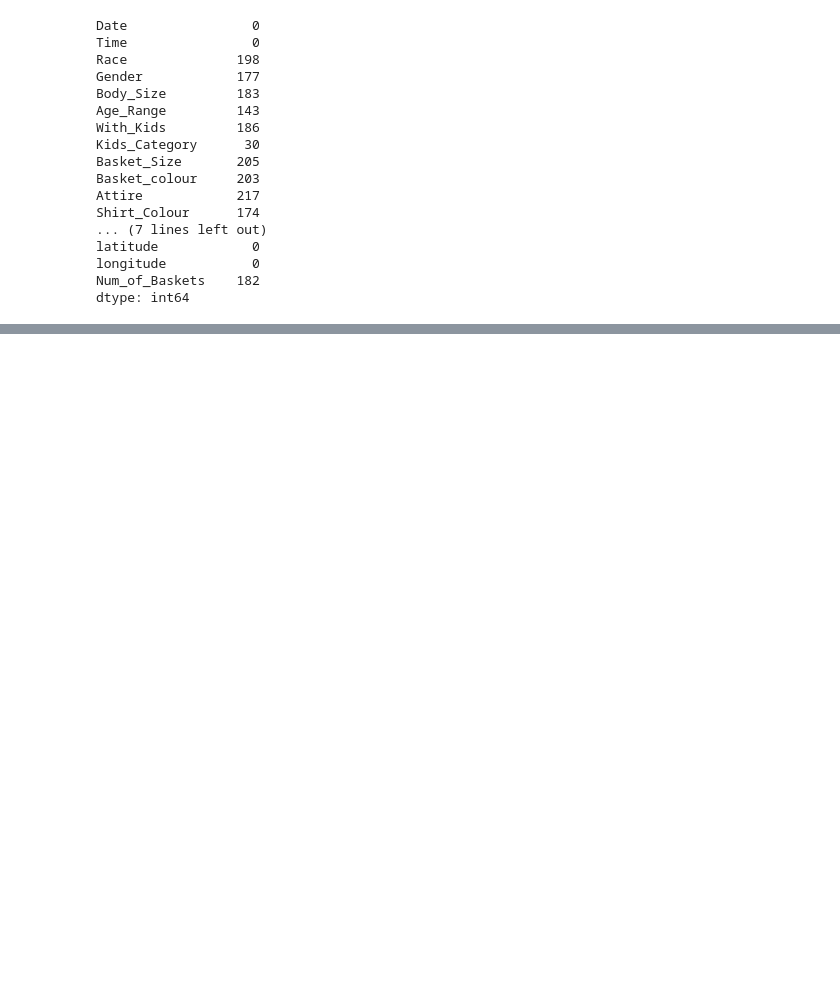
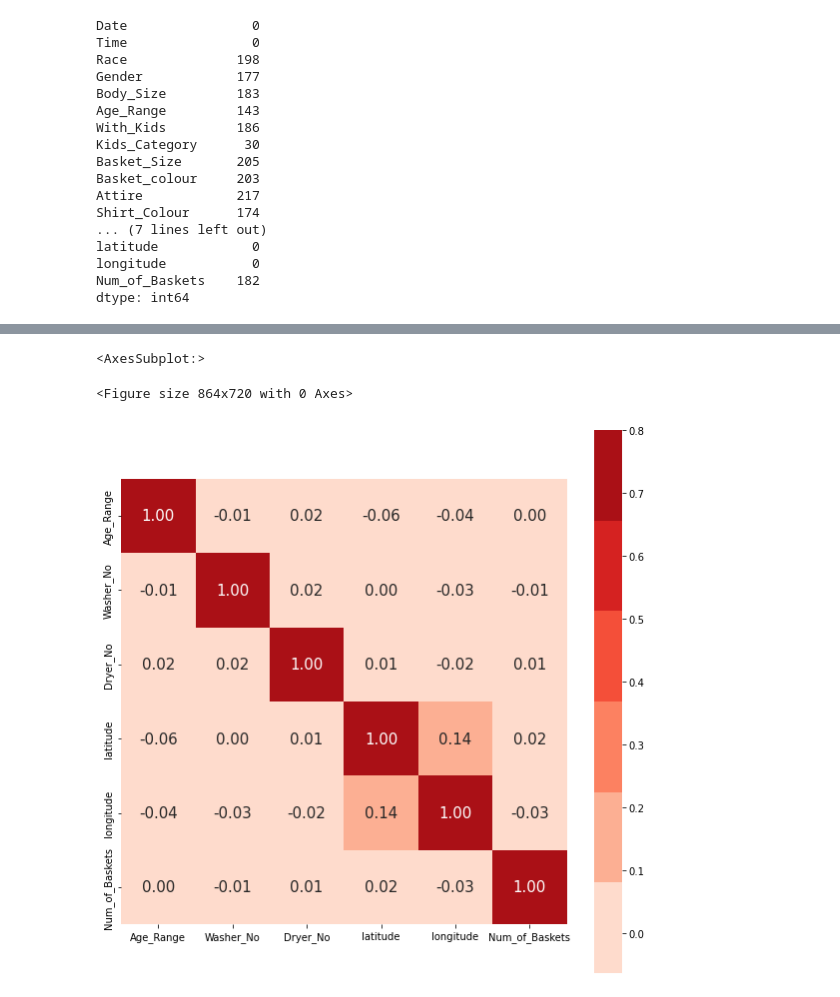
Before and after one commit to KelvinTee168/Data_Mining_Project, a Jupyter notebook: Project.ipynb, the cells around one changed output, grey strips where cells are left out. Drawn from its saved outputs; the diff is of its cells as text; code cells hidden in the pictures; blank space fills up the shorter version.

```diff
--- a/Project.ipynb
+++ b/Project.ipynb
@@ -41,0 +66,3 @@ dtype: int64
+# %%
+dataframe.iloc[:,6:16] = dataframe.iloc[:,6:16].fillna('UNKNOWN')
+dataframe.head()
@@ -41,0 +97,2 @@ dtype: int64
+# %%
+dataframe.fillna({'Race':'UNKNOWN', 'Gender':'UNKNOWN', 'Body_Size':'UNKNOWN', 'Age_Range':0, 'Spectacles':0}, inplace=True)
@@ -41,0 +119,9 @@ dtype: int64
+# %%
+plt.figure(figsize=(12,10))
+cor = dataframe.corr()
+plt.figure(figsize=(10,10))
+sns.heatmap(cor , vmax=.8, square=True, annot=True, fmt= '.2f', annot_kws={'size': 15}, cmap=sns.color_palette("Reds"))
+# %% [output]
+<AxesSubplot:>
+<Figure size 864x720 with 0 Axes>
+[figure, added]
```
Also changed, not shown: parts of 5 cells of this notebook.
